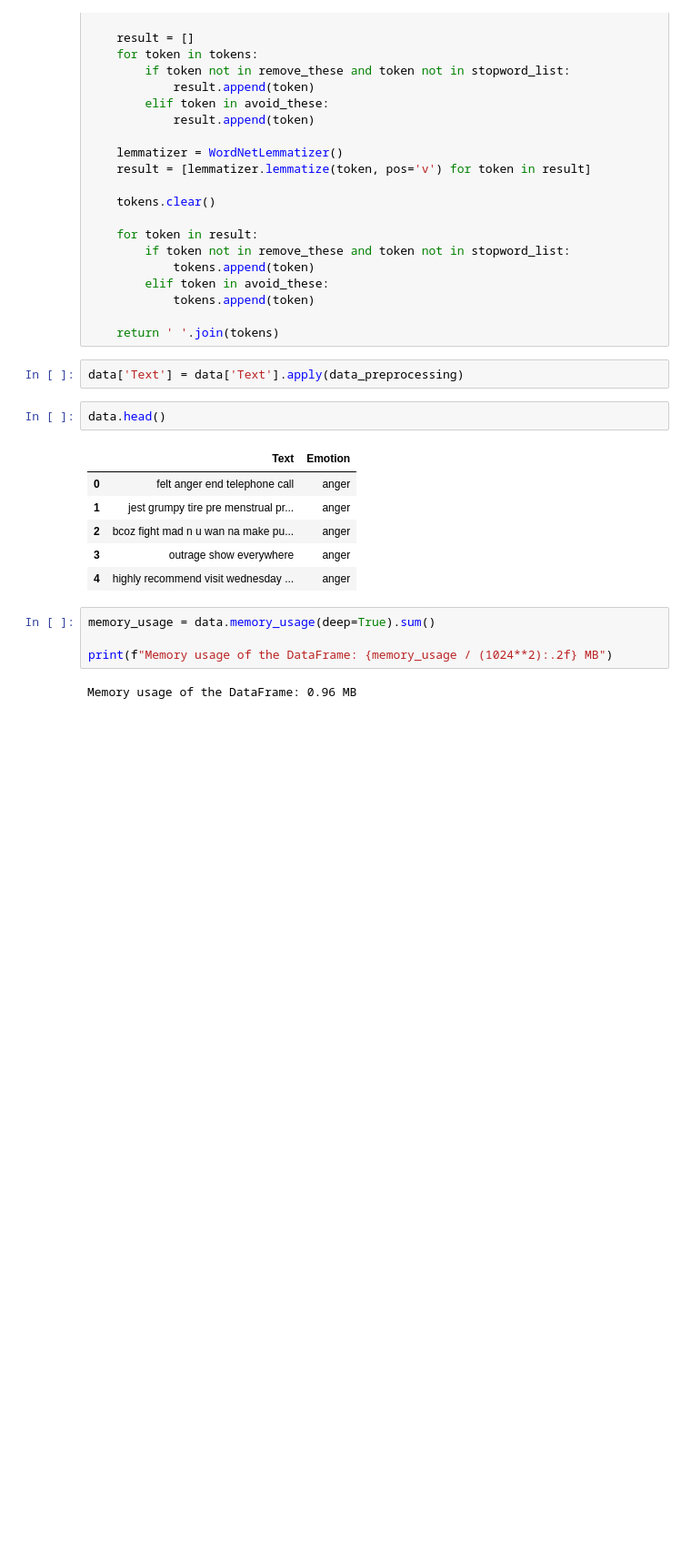
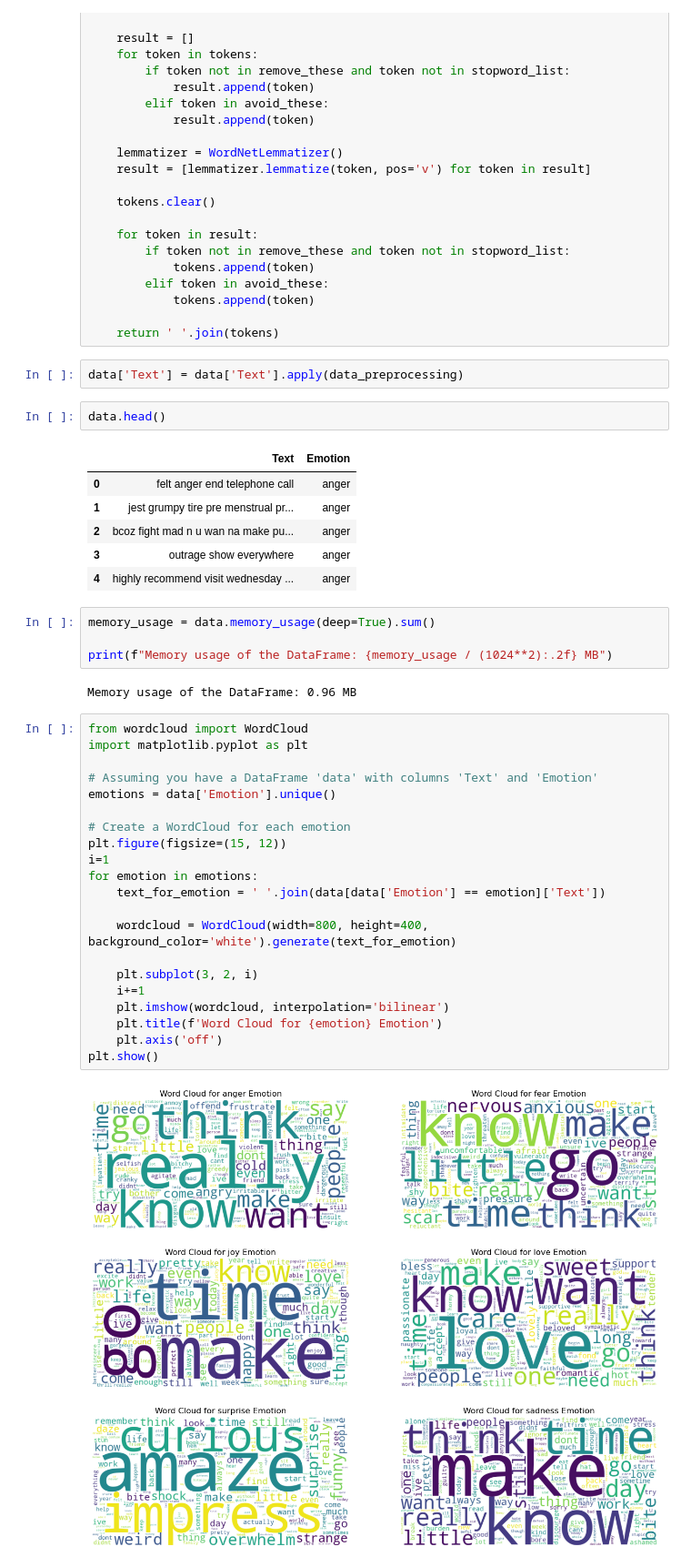
Before and after one commit to ahmedembeddedx/Emotion_Sentiment_Analysis_and_Predictive_Model, a Jupyter notebook: Emotion Detection/notebook.ipynb, the cells around one changed output. Shown at 91% size. Drawn from its saved outputs; the diff is of its cells as text; blank space fills up the shorter version.

```diff
--- a/Emotion Detection/notebook.ipynb
+++ b/Emotion Detection/notebook.ipynb
@@ -153,4 +153,27 @@ memory_usage = data.memory_usage(deep=True).sum()
 print(f"Memory usage of the DataFrame: {memory_usage / (1024**2):.2f} MB")
 # %% [output]
 Memory usage of the DataFrame: 0.96 MB
+# %%
+from wordcloud import WordCloud
+import matplotlib.pyplot as plt
+
+# Assuming you have a DataFrame 'data' with columns 'Text' and 'Emotion'
+emotions = data['Emotion'].unique()
+
+# Create a WordCloud for each emotion
+plt.figure(figsize=(15, 12))
+i=1
+for emotion in emotions:
+    text_for_emotion = ' '.join(data[data['Emotion'] == emotion]['Text'])
+
+    wordcloud = WordCloud(width=800, height=400, background_color='white').generate(text_for_emotion)
+
+    plt.subplot(3, 2, i)
+    i+=1
+    plt.imshow(wordcloud, interpolation='bilinear')
+    plt.title(f'Word Cloud for {emotion} Emotion')
+    plt.axis('off')
+plt.show()
+# %% [output]
+[figure, added]
 # %%
```
Also changed, not shown: parts of 13 cells of this notebook.
